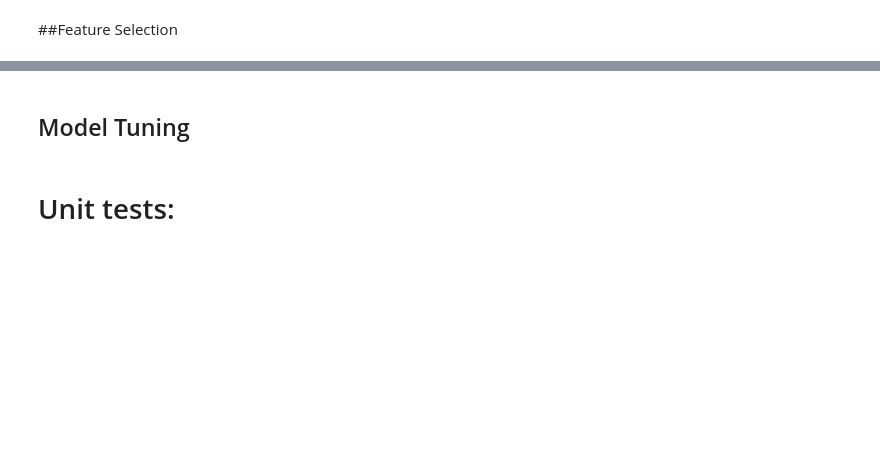
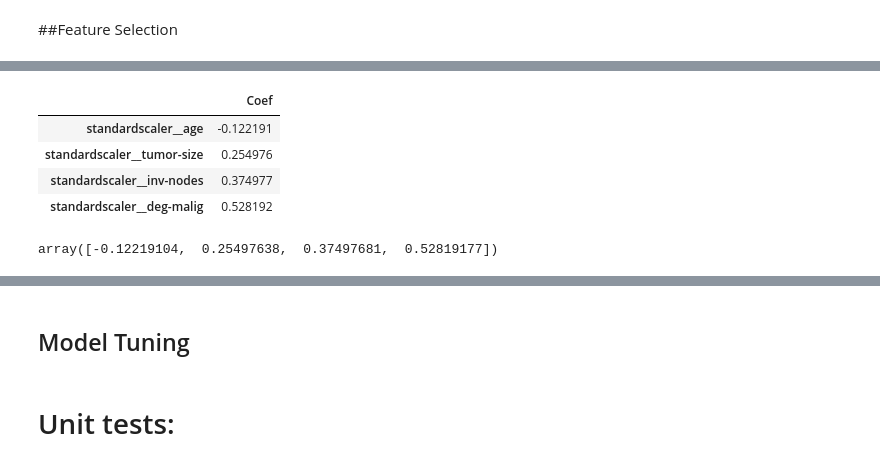
Before and after one commit to skadoosh12/JHub, a Jupyter notebook: Module 4/Task_template.ipynb, the cells around one changed output, grey strips where cells are left out. Drawn from its saved outputs; the diff is of its cells as text; code cells hidden in the pictures; blank space fills up the shorter version.

```diff
--- a/Module 4/Task_template.ipynb
+++ b/Module 4/Task_template.ipynb
@@ -617,0 +634,25 @@ str RandomForestClassifier(criterion='entropy', n_estimators=10, random_state=1)
+# %%
+#instantiate feature selector objact using chi squared
+cs = LogRe(random_state=1)
+
+#remake column transformer
+ct_m = my_model.make_col_trans()
+
+#select the onehotencoding transformer only from ct_m
+ct = Ct(ct_m.transformers[1][1:3])
+
+#select the features only linked to the one hot encoding column transformer
+cs.fit(ct.fit_transform(my_model.df_x[ct.transformers[0][2]]), np.array(my_model.df_y).ravel())
+
+df_log_re_res = pd.DataFrame({"Coef": cs.coef_[0]}, index=ct.get_feature_names_out())
+df_log_re_res
+# %% [output]
+|  | Coef |
+| standardscaler__age | -0.122191 |
+| standardscaler__tumor-size | 0.254976 |
+| standardscaler__inv-nodes | 0.374977 |
+| standardscaler__deg-malig | 0.528192 |
+# %%
+cs.coef_[0]
+# %% [output]
+array([-0.12219104,  0.25497638,  0.37497681,  0.52819177])
```
Also changed, not shown: parts of 25 cells of this notebook, 1 other file.
